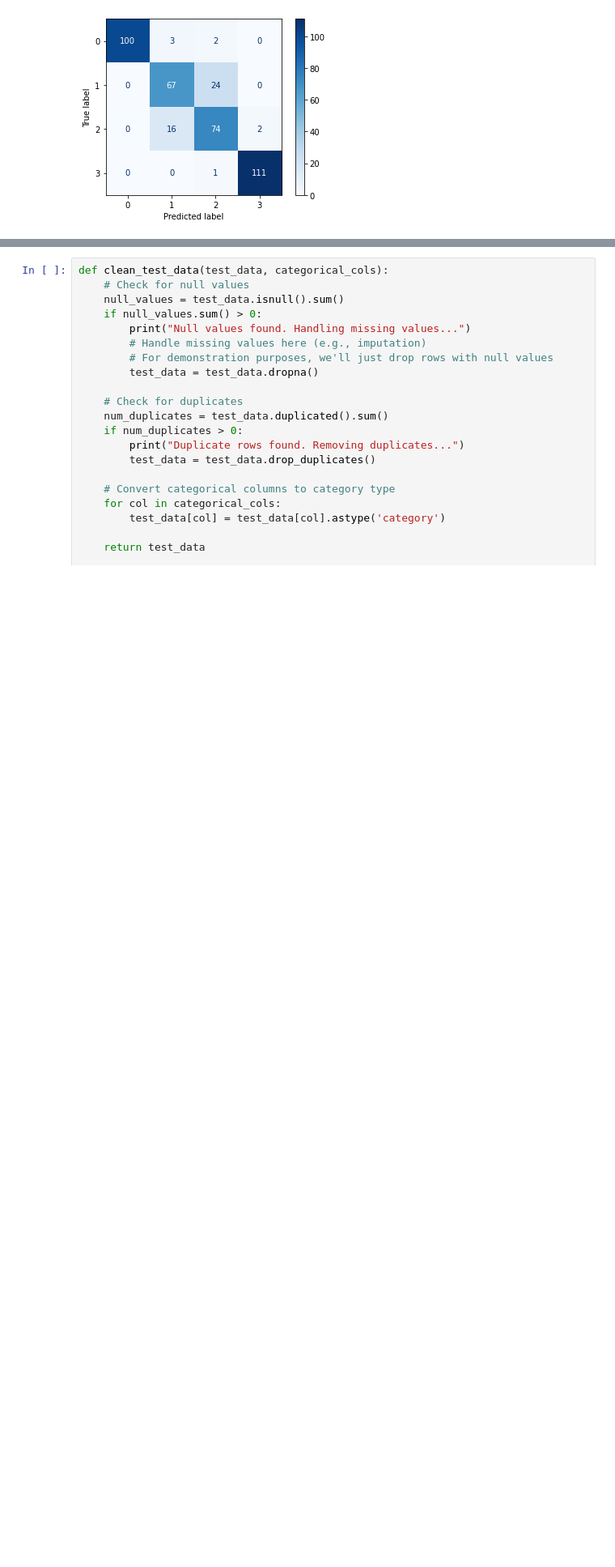
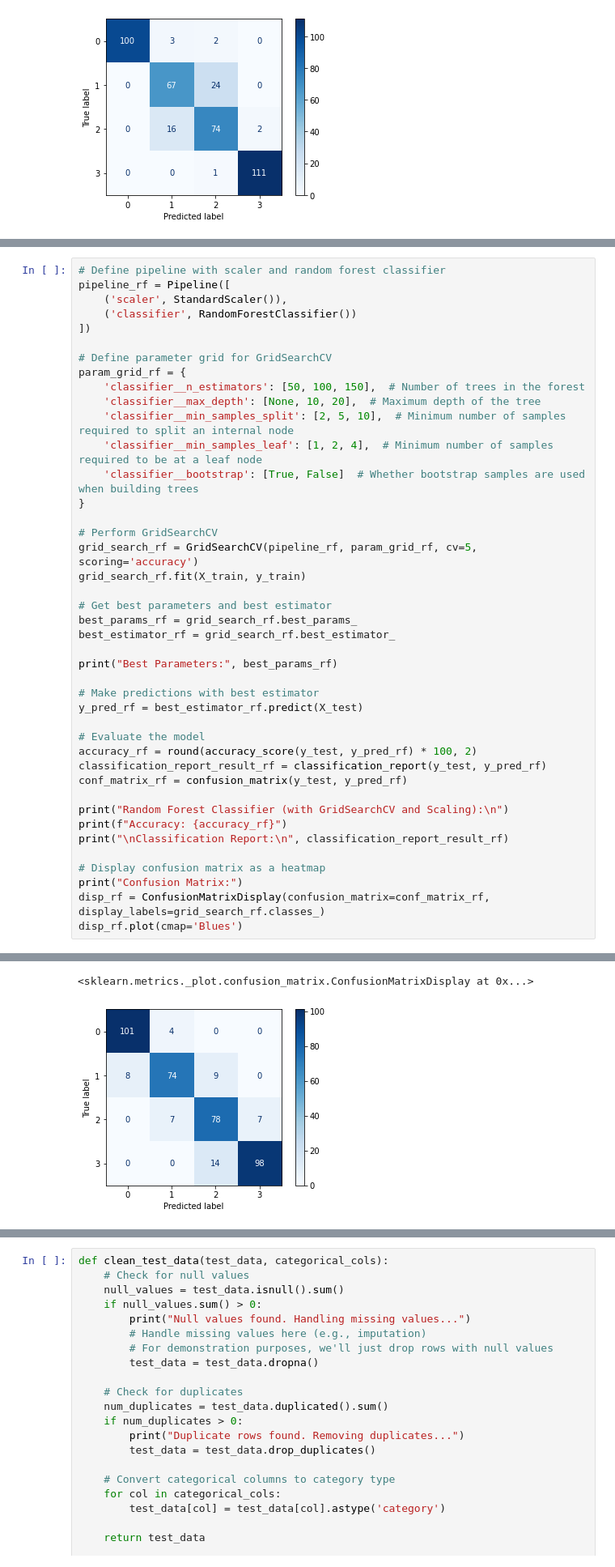
Before and after one commit to Ogutu01/Mobile-Price-Classifier, a Jupyter notebook: index.ipynb, the cells around one changed output, grey strips where cells are left out. Shown at 81% size. Saved outputs shown, nothing was run; the diff lists cells and outputs as text; blank space fills up the shorter version.

```diff
--- a/index.ipynb
+++ b/index.ipynb
@@ -496,0 +820,43 @@ Confusion Matrix:
+# %%
+# Define pipeline with scaler and random forest classifier
+pipeline_rf = Pipeline([
+    ('scaler', StandardScaler()),
+    ('classifier', RandomForestClassifier())
+])
+
+# Define parameter grid for GridSearchCV
+param_grid_rf = {
+    'classifier__n_estimators': [50, 100, 150],  # Number of trees in the forest
+    'classifier__max_depth': [None, 10, 20],  # Maximum depth of the tree
+    'classifier__min_samples_split': [2, 5, 10],  # Minimum number of samples required to split an internal node
+    'classifier__min_samples_leaf': [1, 2, 4],  # Minimum number of samples required to be at a leaf node
+    'classifier__bootstrap': [True, False]  # Whether bootstrap samples are used when building trees
+}
+
+# Perform GridSearchCV
+grid_search_rf = GridSearchCV(pipeline_rf, param_grid_rf, cv=5, scoring='accuracy')
+grid_search_rf.fit(X_train, y_train)
+
+# Get best parameters and best estimator
+best_params_rf = grid_search_rf.best_params_
+best_estimator_rf = grid_search_rf.best_estimator_
+
+print("Best Parameters:", best_params_rf)
+
+# Make predictions with best estimator
+y_pred_rf = best_estimator_rf.predict(X_test)
+
+# Evaluate the model
+accuracy_rf = round(accuracy_score(y_test, y_pred_rf) * 100, 2)
+classification_report_result_rf = classification_report(y_test, y_pred_rf)
+conf_matrix_rf = confusion_matrix(y_test, y_pred_rf)
+
+print("Random Forest Classifier (with GridSearchCV and Scaling):\n")
+print(f"Accuracy: {accuracy_rf}")
+print("\nClassification Report:\n", classification_report_result_rf)
+
+# Display confusion matrix as a heatmap
+print("Confusion Matrix:")
+disp_rf = ConfusionMatrixDisplay(confusion_matrix=conf_matrix_rf, display_labels=grid_search_rf.classes_)
+disp_rf.plot(cmap='Blues')
+# %% [output]
@@ -496,0 +881,2 @@ Confusion Matrix:
+<sklearn.metrics._plot.confusion_matrix.ConfusionMatrixDisplay at 0x...>
+[figure, added]
```
Also changed, not shown: parts of 70 cells of this notebook, 6 other files.
